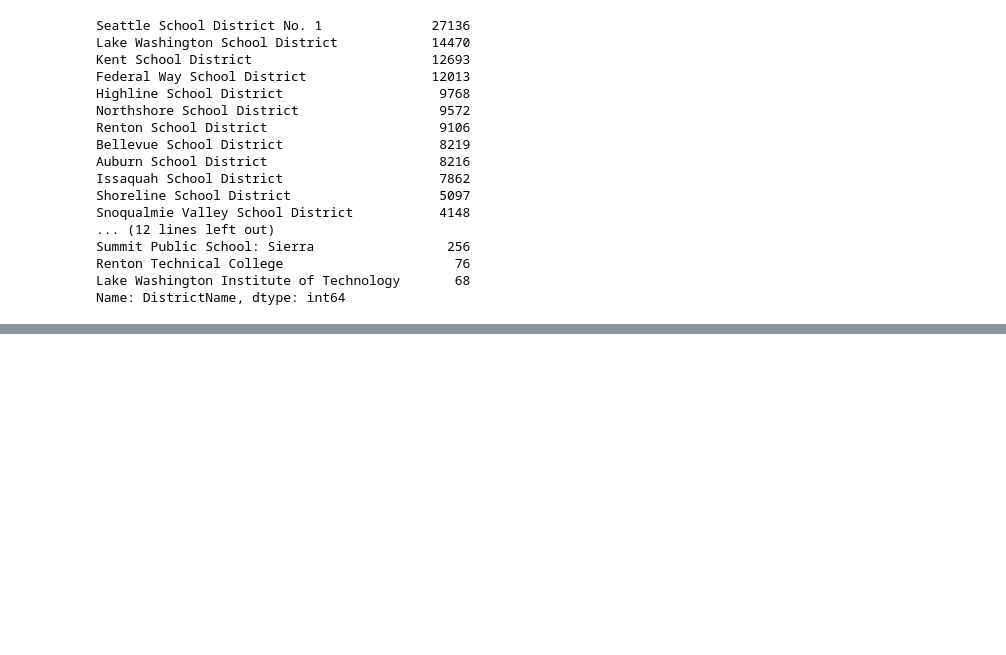
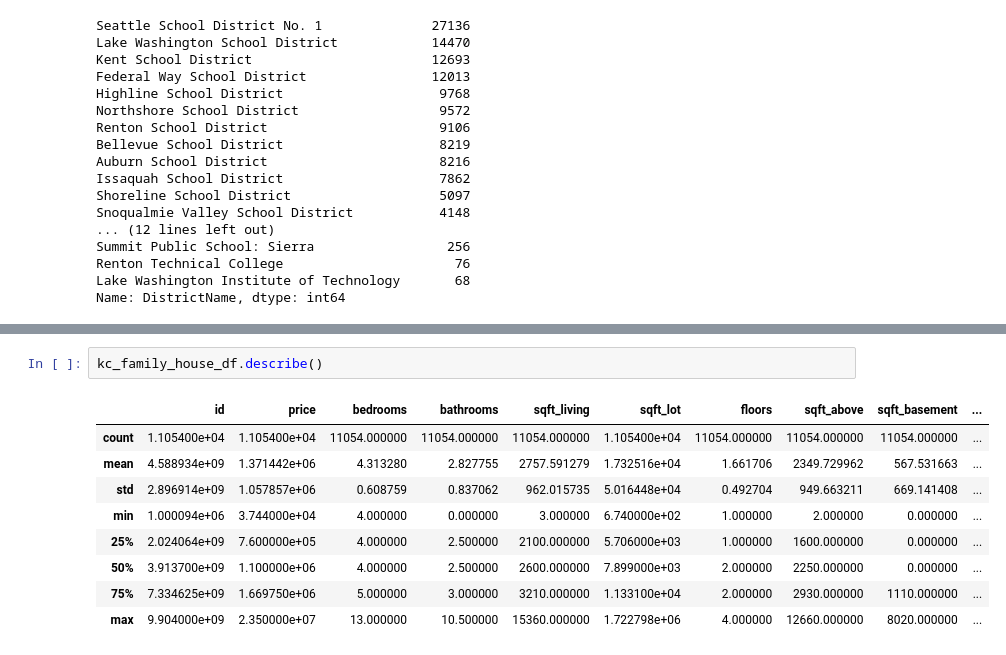
Before and after one commit to aokdata/King-County-House-Sales-, a Jupyter notebook: Ashley/Ash Workbook.ipynb, the cells around one changed output, grey strips where cells are left out. Saved outputs shown, nothing was run; the diff lists cells and outputs as text; blank space fills up the shorter version.

```diff
--- a/Ashley/Ash Workbook.ipynb
+++ b/Ashley/Ash Workbook.ipynb
@@ -226,0 +262,12 @@ Name: DistrictName, dtype: int64
+# %%
+kc_family_house_df.describe()
+# %% [output]
+|  | id | price | bedrooms | bathrooms | sqft_living | sqft_lot | floors | sqft_above | sqft_basement | ... |
+| count | 1.105400e+04 | 1.105400e+04 | 11054.000000 | 11054.000000 | 11054.000000 | 1.105400e+04 | 11054.000000 | 11054.000000 | 11054.000000 | ... |
+| mean | 4.588934e+09 | 1.371442e+06 | 4.313280 | 2.827755 | 2757.591279 | 1.732516e+04 | 1.661706 | 2349.729962 | 567.531663 | ... |
+| std | 2.896914e+09 | 1.057857e+06 | 0.608759 | 0.837062 | 962.015735 | 5.016448e+04 | 0.492704 | 949.663211 | 669.141408 | ... |
+| min | 1.000094e+06 | 3.744000e+04 | 4.000000 | 0.000000 | 3.000000 | 6.740000e+02 | 1.000000 | 2.000000 | 0.000000 | ... |
+| 25% | 2.024064e+09 | 7.600000e+05 | 4.000000 | 2.500000 | 2100.000000 | 5.706000e+03 | 1.000000 | 1600.000000 | 0.000000 | ... |
+| 50% | 3.913700e+09 | 1.100000e+06 | 4.000000 | 2.500000 | 2600.000000 | 7.899000e+03 | 2.000000 | 2250.000000 | 0.000000 | ... |
+| 75% | 7.334625e+09 | 1.669750e+06 | 5.000000 | 3.000000 | 3210.000000 | 1.133100e+04 | 2.000000 | 2930.000000 | 1110.000000 | ... |
+| max | 9.904000e+09 | 2.350000e+07 | 13.000000 | 10.500000 | 15360.000000 | 1.722798e+06 | 4.000000 | 12660.000000 | 8020.000000 | ... |
```
Also changed, not shown: parts of 7 cells of this notebook.
